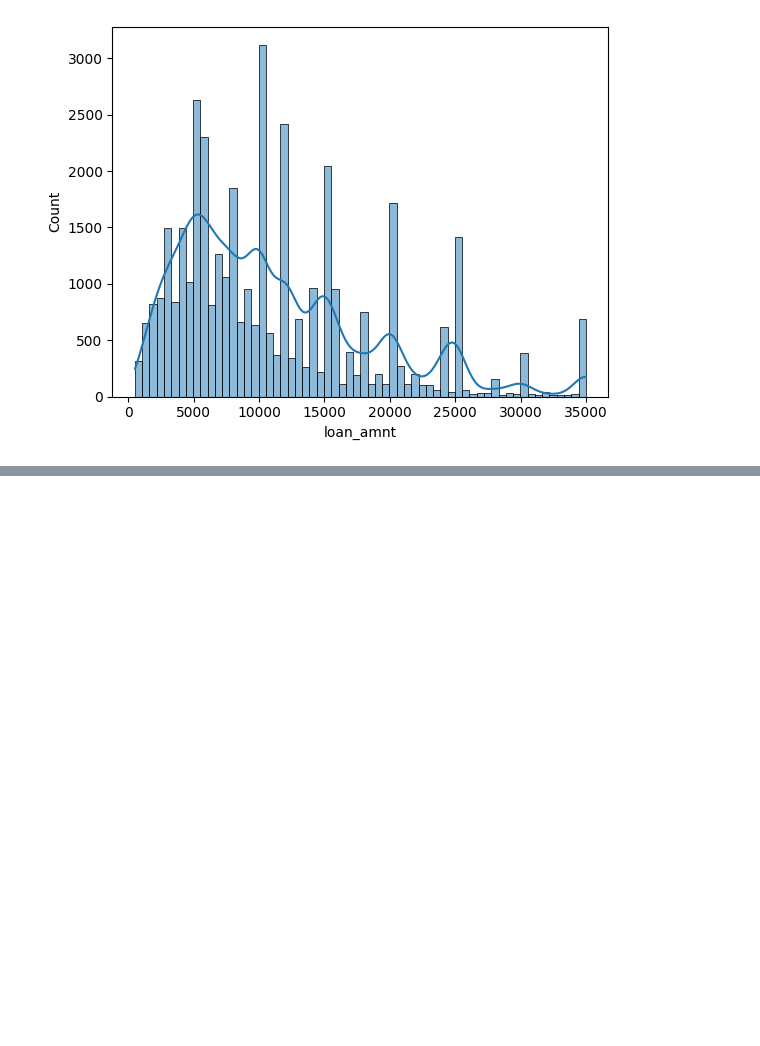
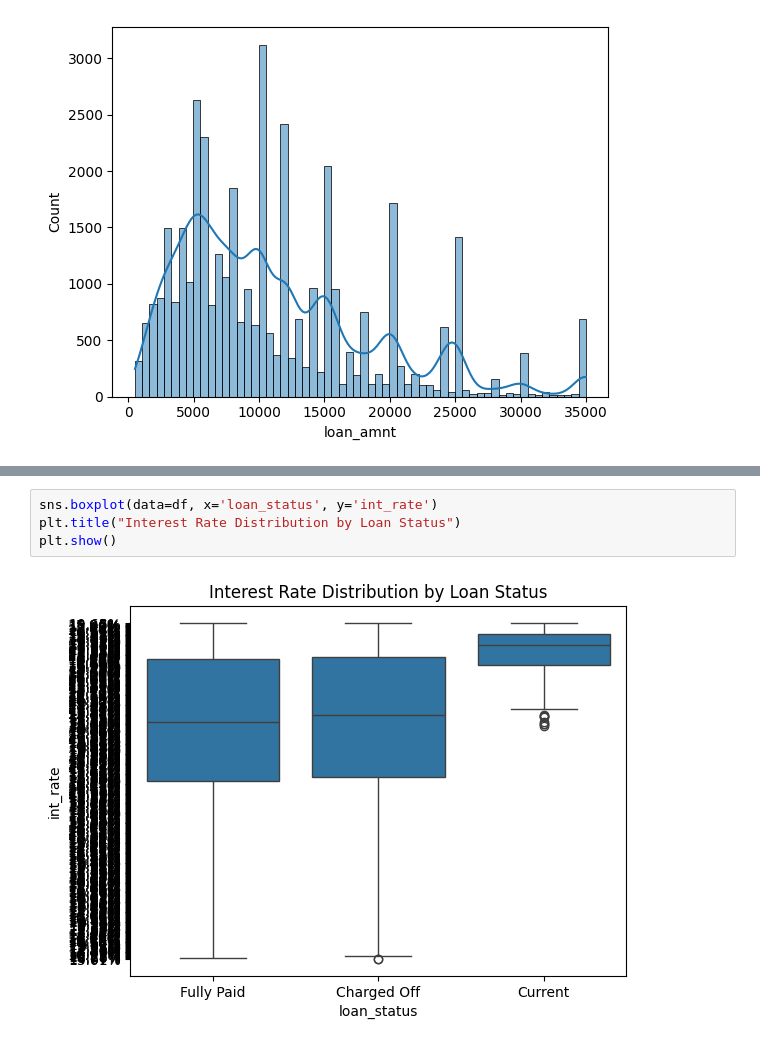
Before and after one commit to aayush4jha/ML, a Jupyter notebook: L-1/file.ipynb, the cells around one changed output, grey strips where cells are left out. Saved outputs shown, nothing was run; the diff lists cells and outputs as text; blank space fills up the shorter version.

```diff
--- a/L-1/file.ipynb
+++ b/L-1/file.ipynb
@@ -88,0 +101,6 @@ sns.histplot(df['loan_amnt'], kde=True)
+# %%
+sns.boxplot(data=df, x='loan_status', y='int_rate')
+plt.title("Interest Rate Distribution by Loan Status")
+plt.show()
+# %% [output]
+[figure, added]
```
Also changed, not shown: parts of 3 cells of this notebook, 1 other file.
